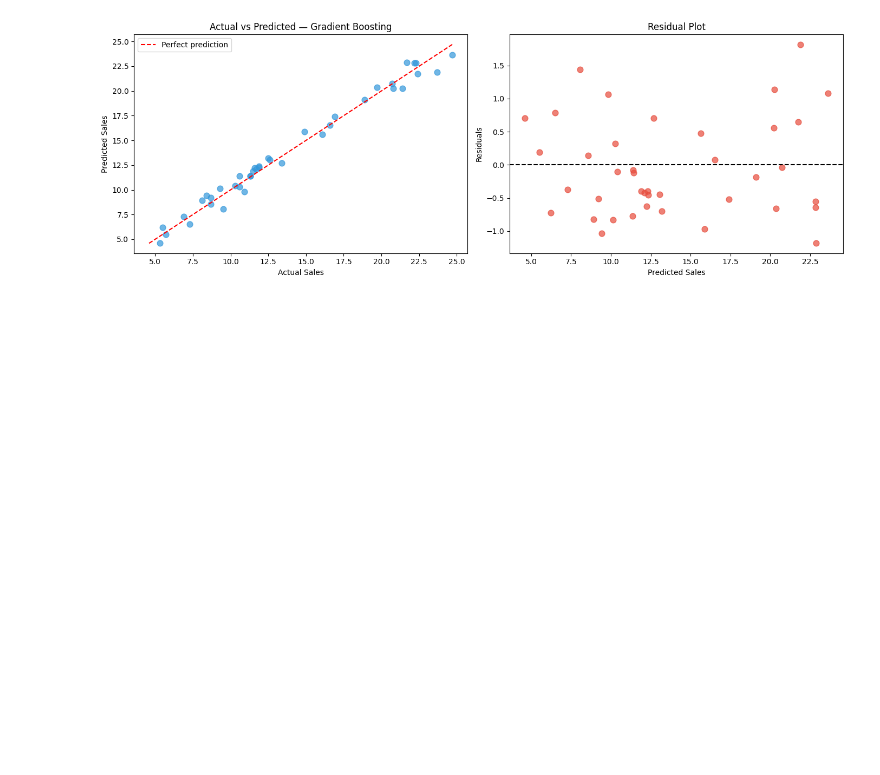
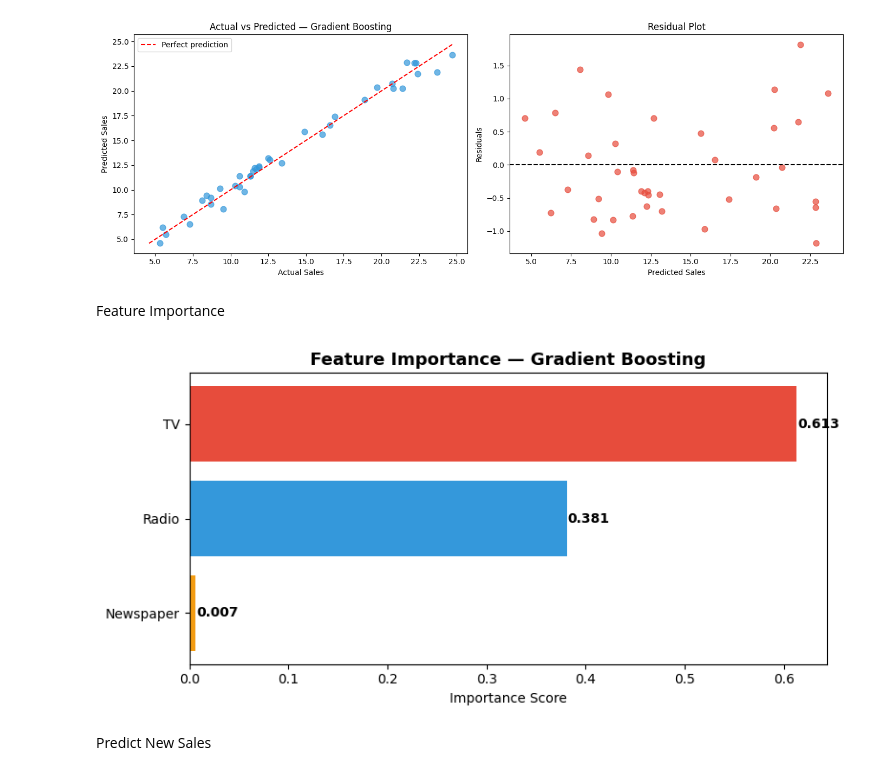
Before and after one commit to proxy-cmd/CodeAlpha_SalesPrediction, a Jupyter notebook: sales_prediction.ipynb, the cells around one changed output. Saved outputs shown, nothing was run; the diff lists cells and outputs as text; code cells hidden in the pictures; blank space fills up the shorter version.

Commit message:
sales prediction and key insights

```diff
--- a/sales_prediction.ipynb
+++ b/sales_prediction.ipynb
@@ -314,3 +314,46 @@ plt.show()
 # %% [output]
 Best model: Gradient Boosting (R² = 0.9831)
 [figure]
+# %% [markdown]
+Feature Importance
+# %%
+# Feature importance (for tree-based models)
+best_model = best['model']
+
+if hasattr(best_model, 'feature_importances_'):
+    importances = best_model.feature_importances_
+    feat_df = pd.DataFrame({
+        'Feature'   : ['TV', 'Radio', 'Newspaper'],
+        'Importance': importances
+    }).sort_values('Importance', ascending=True)
+
+    plt.figure(figsize=(8, 4))
+    colors = ['#f39c12', '#3498db', '#e74c3c']
+    plt.barh(feat_df['Feature'], feat_df['Importance'], color=colors)
+    plt.xlabel('Importance Score')
+    plt.title(f'Feature Importance — {best_name}', fontsize=13, fontweight='bold')
+    for i, v in enumerate(feat_df['Importance']):
+        plt.text(v + 0.001, i, f'{v:.3f}', va='center', fontweight='bold')
+    plt.tight_layout()
+    plt.savefig('feature_importance.png', dpi=150, bbox_inches='tight')
+    plt.show()
+
+elif hasattr(best_model, 'coef_'):
+    # Linear Regression coefficients
+    coef_df = pd.DataFrame({
+        'Feature'    : ['TV', 'Radio', 'Newspaper'],
+        'Coefficient': best_model.coef_
+    }).sort_values('Coefficient', ascending=True)
+
+    plt.figure(figsize=(8, 4))
+    plt.barh(coef_df['Feature'], coef_df['Coefficient'],
+             color=['#f39c12', '#3498db', '#e74c3c'])
+    plt.xlabel('Coefficient Value')
+    plt.title('Feature Coefficients — Linear Regression', fontsize=13, fontweight='bold')
+    plt.tight_layout()
+    plt.savefig('feature_importance.png', dpi=150, bbox_inches='tight')
+    plt.show()
+# %% [output]
+[figure, added]
+# %% [markdown]
+Predict New Sales
```
Also changed, not shown: parts of 3 cells of this notebook, 1 other file.
